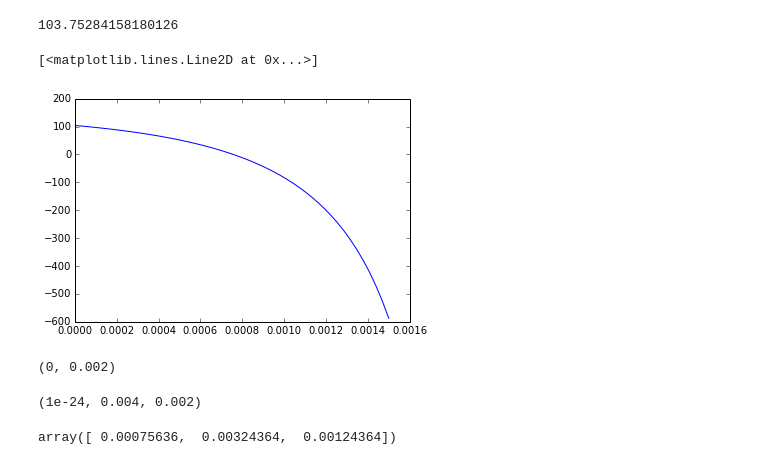
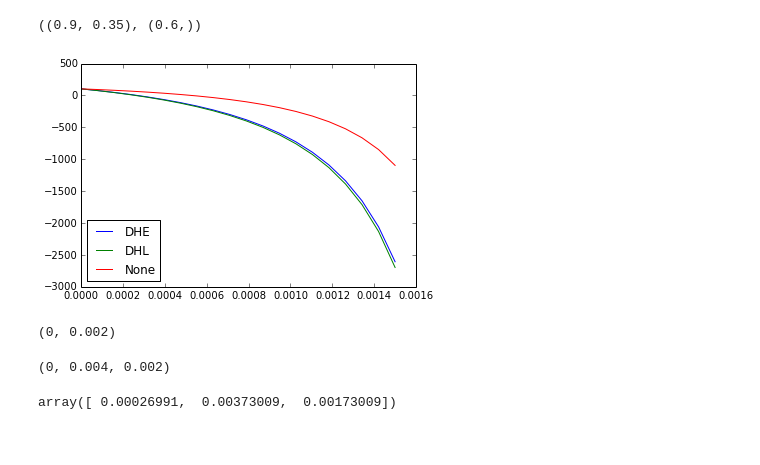
Before and after one commit to cagus/stopped_flow, a Jupyter notebook: misc/equilibrium.ipynb, the cells around one changed output. Drawn from its saved outputs; the diff is of its cells as text; code cells hidden in the pictures.

```diff
--- a/misc/equilibrium.ipynb
+++ b/misc/equilibrium.ipynb
@@ -106,3 +123,7 @@ dhe_activity_product(I, (3, -1), (2,), (a_Fe3p, a_SCNm), (a_FeSCN2p,), 298.15, e
+# %%
+(a_Fe3p, a_SCNm), (a_FeSCN2p,)
+# %% [output]
+((0.9, 0.35), (0.6,))
 # %%
 def ionic_strength(molalities, charges):
     tot = 0
@@ -118,23 +139,40 @@ def equilibrium_quotient(c_lhs, c_rhs):
         tot *= c
     return tot
 # %%
-def equilibrium_residual(chi, K, stoich, c0, z, a, T, rho=1.0):
+def equilibrium_residual(chi, K, stoich, c0, T, z=None, a=None, I0=0.0, rho=1.0,
+                         activity_product=None):
     c = c0 + chi*stoich
-    c_lhs, c_rhs, z_lhs, z_rhs, a_lhs, a_rhs = [], [], [], [], [], []
+    c_lhs, c_rhs = [], []
+    if z is not None:
+        z_lhs, z_rhs = [], []
+    if a is not None:
+        a_lhs, a_rhs = [], []
     for i, coeff in enumerate(stoich):
         if coeff > 0:
             c_rhs.append(c[i])
-            z_rhs.append(z[i])
-            a_rhs.append(a[i])
+            if z is not None:
+                z_rhs.append(z[i])
+            if a is not None:
+                a_rhs.append(a[i])
         elif coeff < 0:
             c_lhs.append(c[i])
-            z_lhs.append(z[i])
-            a_rhs.append(a[i])
+            if z is not None:
+                z_lhs.append(z[i])
+            if a is not None:
+                a_lhs.append(a[i])
     Q = equilibrium_quotient(c_lhs, c_rhs)
-    eps = eps_water(T)
-    I = ionic_strength(c/rho, z)
-    ap = dhe_activity_product(I, z_lhs, z_rhs, a_lhs, a_rhs, T, eps)
-    return K - ap*Q
+    if z is not None:
+        if activity_product is None:
+            args = ()
+            if a is None:
+                activity_product = dhl_activity_product
+            else:
+                activity_product = dhe_activity_product
+                args =  a_lhs, a_rhs
+        ap = activity_product(I0 + ionic_strength(c/rho, z),
+                     z_lhs, z_rhs, T, eps_water(T), *args)
+        Q *= ap
+    return K - Q
 # %%
 K = 10**2.016
 stoich = (1, -1, -1)  # FeSCN2+, Fe3+, SCN-
@@ -142,17 +180,14 @@ z = (2, 3, -1)
 a = (a_FeSCN2p, a_Fe3p, a_SCNm)
 c0 = (0.0, 4e-3, 2e-3)
 T = 298.15
-# %%
-np.seterr(all='raise')
-equilibrium_residual(0e-3, K, np.array(stoich), np.array(c0), z, a, T)
-# %% [output]
-103.75284158180126
 # %%
-chi = np.linspace(0,1.5e-3)
-plt.plot(chi, [equilibrium_residual(x, K, np.array(stoich), np.array(c0), z, a, T) for x in chi])
+chi = np.linspace(0, 1.5e-3, 20)
+plt.plot(chi, [equilibrium_residual(x, K, np.array(stoich), np.array(c0), T, z, a) for x in chi], label='DHE')
+plt.plot(chi, [equilibrium_residual(x, K, np.array(stoich), np.array(c0), T, z, None) for x in chi], label='DHL')
+plt.plot(chi, [equilibrium_residual(x, K, np.array(stoich), np.array(c0), T, None, None) for x in chi], label='None')
+_ = plt.legend(loc='best')
 # %% [output]
-[<matplotlib.lines.Line2D at 0x...>]
-[figure, old version]
+[figure, new version]
 # %%
 def get_chi_interval(stoich, c0):
     limits = c0/stoich
@@ -181,10 +218,10 @@ def solve_equilibrium(K, stoich, c0, z, a, T):
     return np.array(c0) + chi*np.array(stoich)
 # %%
-c0 = (1e-24, 4e-3, 2e-3)
+c0 = (0, 4e-3, 2e-3)
 c0
 # %% [output]
-(1e-24, 0.004, 0.002)
+(0, 0.004, 0.002)
 # %%
-solve_equilibrium(K, stoich, c0, z, a, T)
+solve_equilibrium(K, np.array(stoich), np.array(c0), T, z, a)
 # %% [output]
-array([ 0.00075636,  0.00324364,  0.00124364])
+array([ 0.00026991,  0.00373009,  0.00173009])
```
Also changed, not shown: parts of 21 cells of this notebook, 14 other files.
